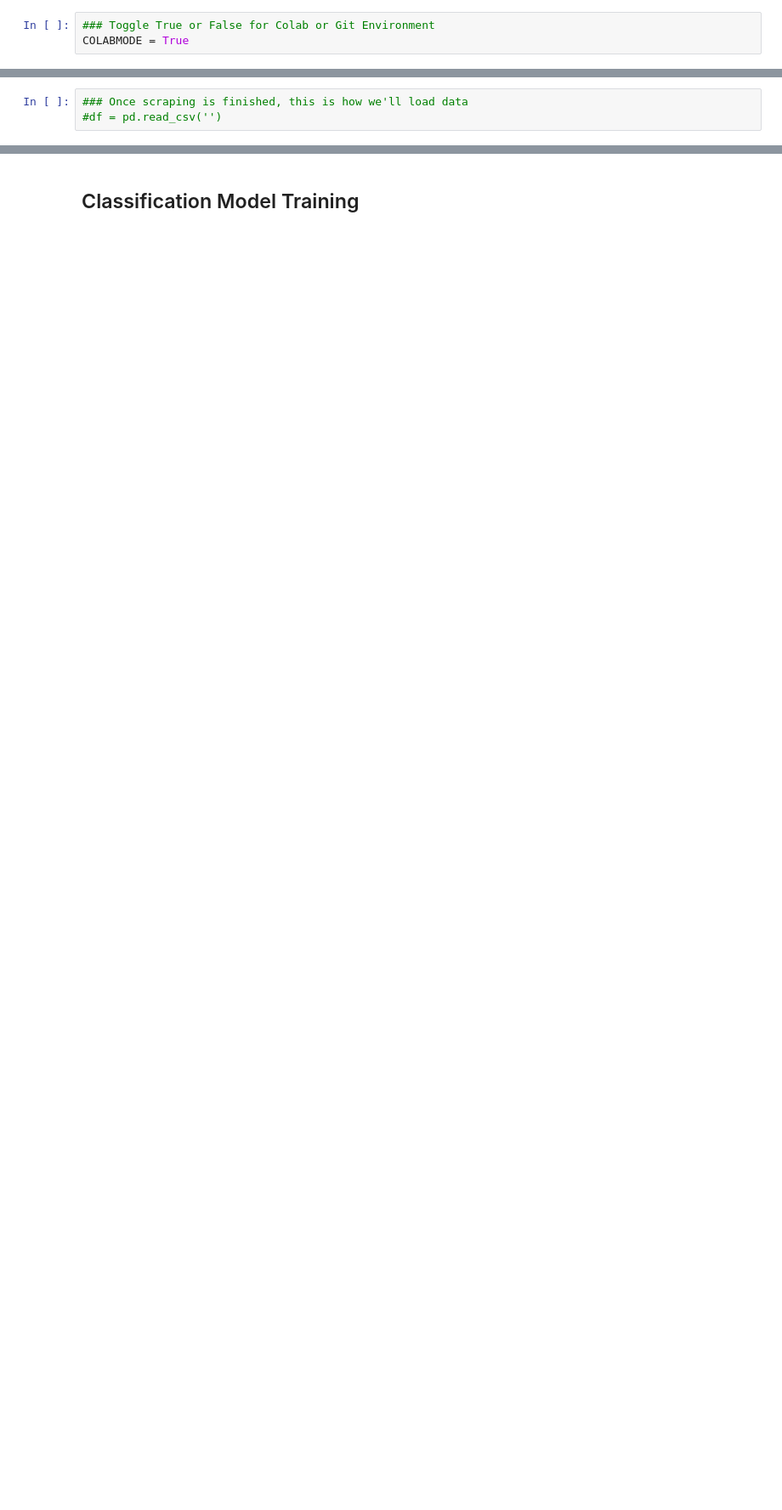
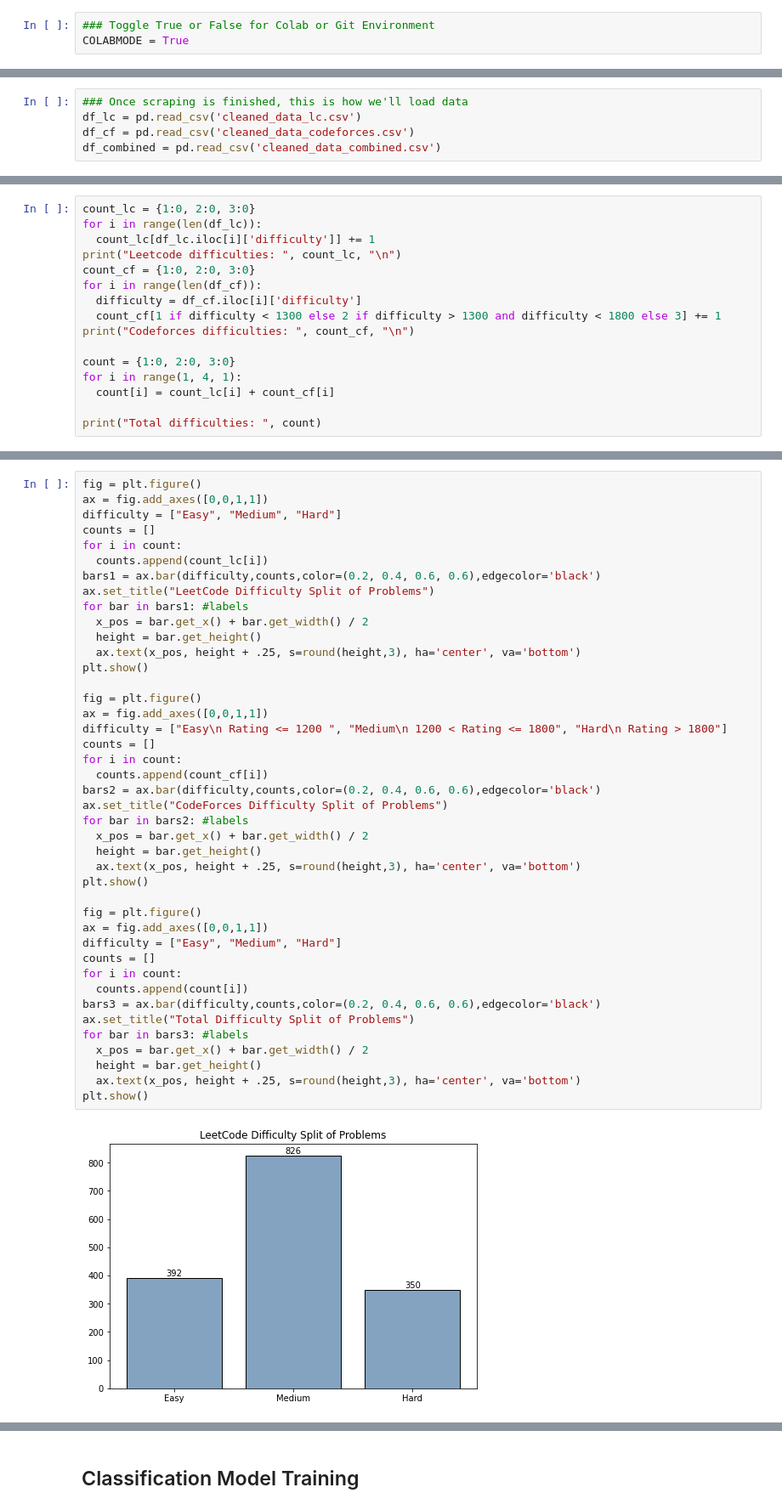
Before and after one commit to VinnieKhanna/RCTCI, a Jupyter notebook: Recracking_the_Coding_Interview.ipynb, the cells around one changed output, grey strips where cells are left out. Shown at 85% size. Drawn from its saved outputs; the diff is of its cells as text; blank space fills up the shorter version.

```diff
--- a/Recracking_the_Coding_Interview.ipynb
+++ b/Recracking_the_Coding_Interview.ipynb
@@ -21,4 +60,6 @@ drive/  sample_data/
 # %%
 ### Once scraping is finished, this is how we'll load data
-#df = pd.read_csv('')
+df_lc = pd.read_csv('cleaned_data_lc.csv')
+df_cf = pd.read_csv('cleaned_data_codeforces.csv')
+df_combined = pd.read_csv('cleaned_data_combined.csv')
 # %% [markdown]
@@ -41,0 +125,16 @@ data.iloc[0]
+# %%
+count_lc = {1:0, 2:0, 3:0}
+for i in range(len(df_lc)):
+  count_lc[df_lc.iloc[i]['difficulty']] += 1
+print("Leetcode difficulties: ", count_lc, "\n")
+count_cf = {1:0, 2:0, 3:0}
+for i in range(len(df_cf)):
+  difficulty = df_cf.iloc[i]['difficulty']
+  count_cf[1 if difficulty < 1300 else 2 if difficulty > 1300 and difficulty < 1800 else 3] += 1
+print("Codeforces difficulties: ", count_cf, "\n")
+
+count = {1:0, 2:0, 3:0}
+for i in range(1, 4, 1):
+  count[i] = count_lc[i] + count_cf[i]
+
+print("Total difficulties: ", count)
@@ -41,0 +147,44 @@ data.iloc[0]
+# %%
+fig = plt.figure()
+ax = fig.add_axes([0,0,1,1])
+difficulty = ["Easy", "Medium", "Hard"]
+counts = []
+for i in count:
+  counts.append(count_lc[i])
+bars1 = ax.bar(difficulty,counts,color=(0.2, 0.4, 0.6, 0.6),edgecolor='black')
+ax.set_title("LeetCode Difficulty Split of Problems")
+for bar in bars1: #labels
+  x_pos = bar.get_x() + bar.get_width() / 2
+  height = bar.get_height()
+  ax.text(x_pos, height + .25, s=round(height,3), ha='center', va='bottom')
+plt.show()
+
+fig = plt.figure()
+ax = fig.add_axes([0,0,1,1])
+difficulty = ["Easy\n Rating <= 1200 ", "Medium\n 1200 < Rating <= 1800", "Hard\n Rating > 1800"]
+counts = []
+for i in count:
+  counts.append(count_cf[i])
+bars2 = ax.bar(difficulty,counts,color=(0.2, 0.4, 0.6, 0.6),edgecolor='black')
+ax.set_title("CodeForces Difficulty Split of Problems")
+for bar in bars2: #labels
+  x_pos = bar.get_x() + bar.get_width() / 2
+  height = bar.get_height()
+  ax.text(x_pos, height + .25, s=round(height,3), ha='center', va='bottom')
+plt.show()
+
+fig = plt.figure()
+ax = fig.add_axes([0,0,1,1])
+difficulty = ["Easy", "Medium", "Hard"]
+counts = []
+for i in count:
+  counts.append(count[i])
+bars3 = ax.bar(difficulty,counts,color=(0.2, 0.4, 0.6, 0.6),edgecolor='black')
+ax.set_title("Total Difficulty Split of Problems")
+for bar in bars3: #labels
+  x_pos = bar.get_x() + bar.get_width() / 2
+  height = bar.get_height()
+  ax.text(x_pos, height + .25, s=round(height,3), ha='center', va='bottom')
+plt.show()
+# %% [output]
+[figure, added]
```
Also changed, not shown: parts of 78 cells of this notebook.
